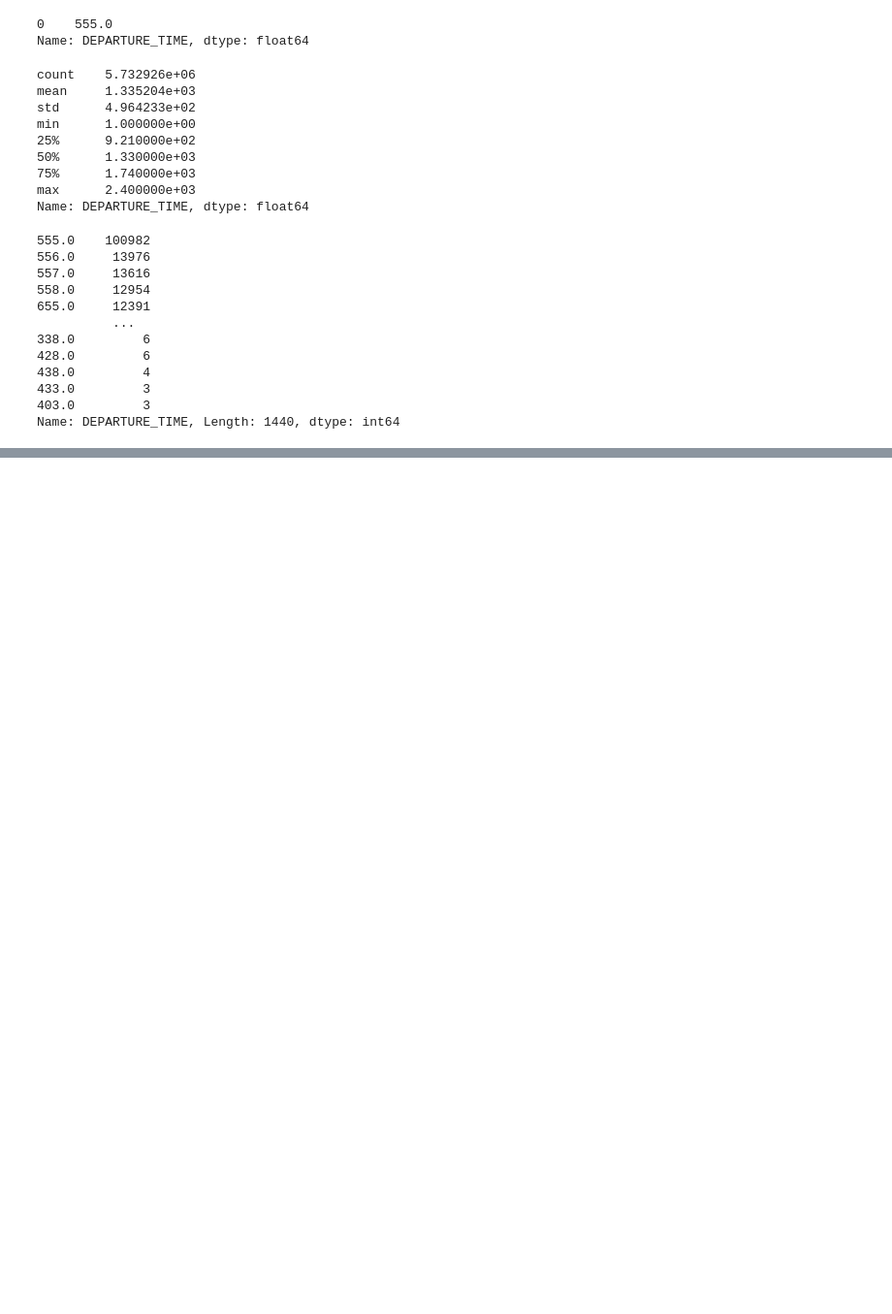
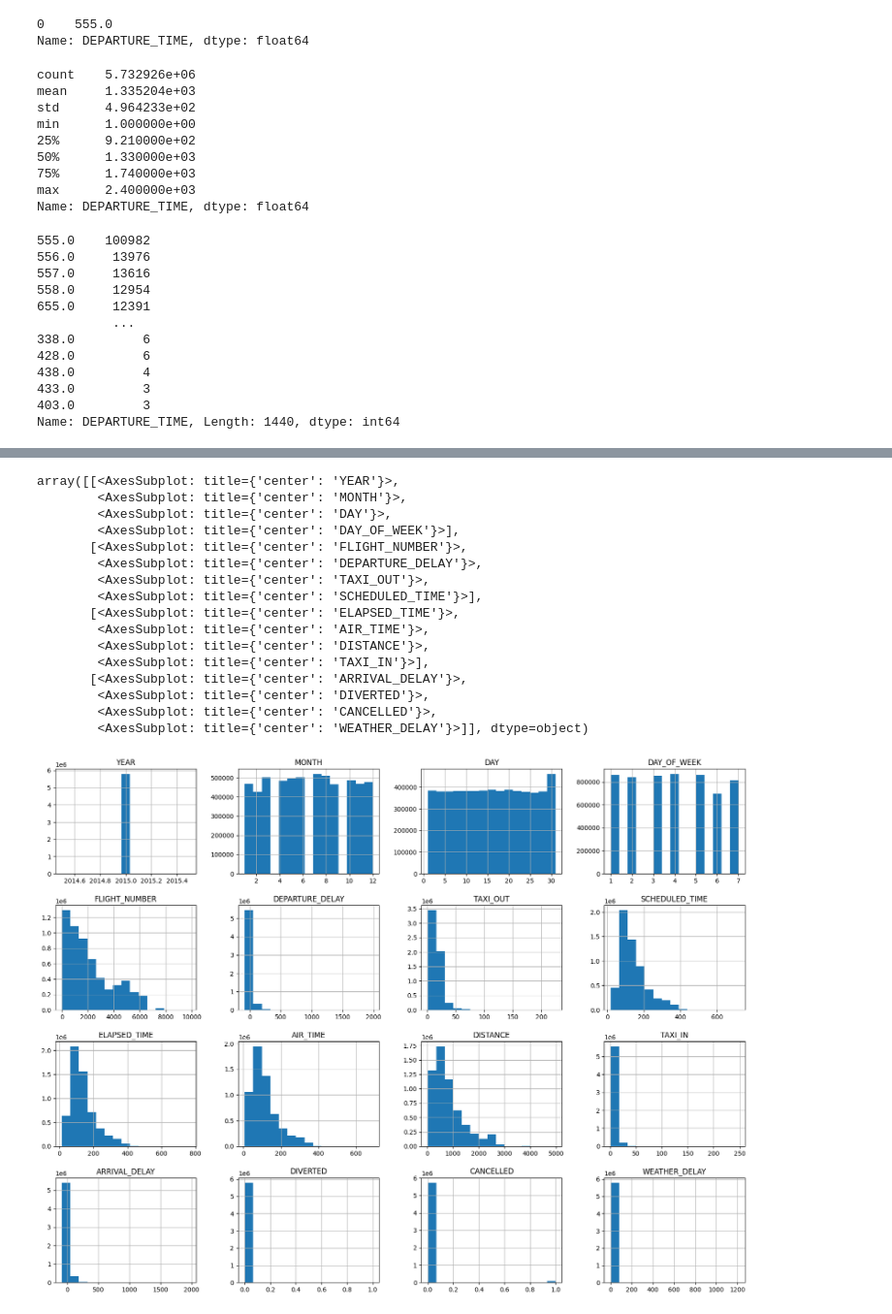
Before and after one commit to GingerLeh/atrasoVoos, a Jupyter notebook: analise.ipynb, the cells around one changed output, grey strips where cells are left out. Shown: that part at 97% size. Cells and saved outputs as stored; diff of their text form; code cells hidden in the pictures; blank space fills up the shorter version.

```diff
--- a/analise.ipynb
+++ b/analise.ipynb
@@ -657,0 +856,5 @@ Name: DEPARTURE_TIME, Length: 1440, dtype: int64
+# %%
+dfNumericos = datasetSNulo
+dfNumericos.drop(columns=[])
+# %%
+dfNumericos = dfNumericos.drop(columns=['ORIGIN_AIRPORT','AIRLINE','TAIL_NUMBER','DESTINATION_AIRPORT','SCHEDULED_DEPARTURE','DEPARTURE_TIME','WHEELS_OFF','WHEELS_ON','SCHEDULED_ARRIVAL','ARRIVAL_TIME'])
@@ -657,0 +877,20 @@ Name: DEPARTURE_TIME, Length: 1440, dtype: int64
+# %%
+dfNumericos.hist(bins=15, figsize=(20,15))
+# %% [output]
+array([[<AxesSubplot: title={'center': 'YEAR'}>,
+        <AxesSubplot: title={'center': 'MONTH'}>,
+        <AxesSubplot: title={'center': 'DAY'}>,
+        <AxesSubplot: title={'center': 'DAY_OF_WEEK'}>],
+       [<AxesSubplot: title={'center': 'FLIGHT_NUMBER'}>,
+        <AxesSubplot: title={'center': 'DEPARTURE_DELAY'}>,
+        <AxesSubplot: title={'center': 'TAXI_OUT'}>,
+        <AxesSubplot: title={'center': 'SCHEDULED_TIME'}>],
+       [<AxesSubplot: title={'center': 'ELAPSED_TIME'}>,
+        <AxesSubplot: title={'center': 'AIR_TIME'}>,
+        <AxesSubplot: title={'center': 'DISTANCE'}>,
+        <AxesSubplot: title={'center': 'TAXI_IN'}>],
+       [<AxesSubplot: title={'center': 'ARRIVAL_DELAY'}>,
+        <AxesSubplot: title={'center': 'DIVERTED'}>,
+        <AxesSubplot: title={'center': 'CANCELLED'}>,
+        <AxesSubplot: title={'center': 'WEATHER_DELAY'}>]], dtype=object)
+[figure, added]
```
Also changed, not shown: parts of 42 cells of this notebook.
